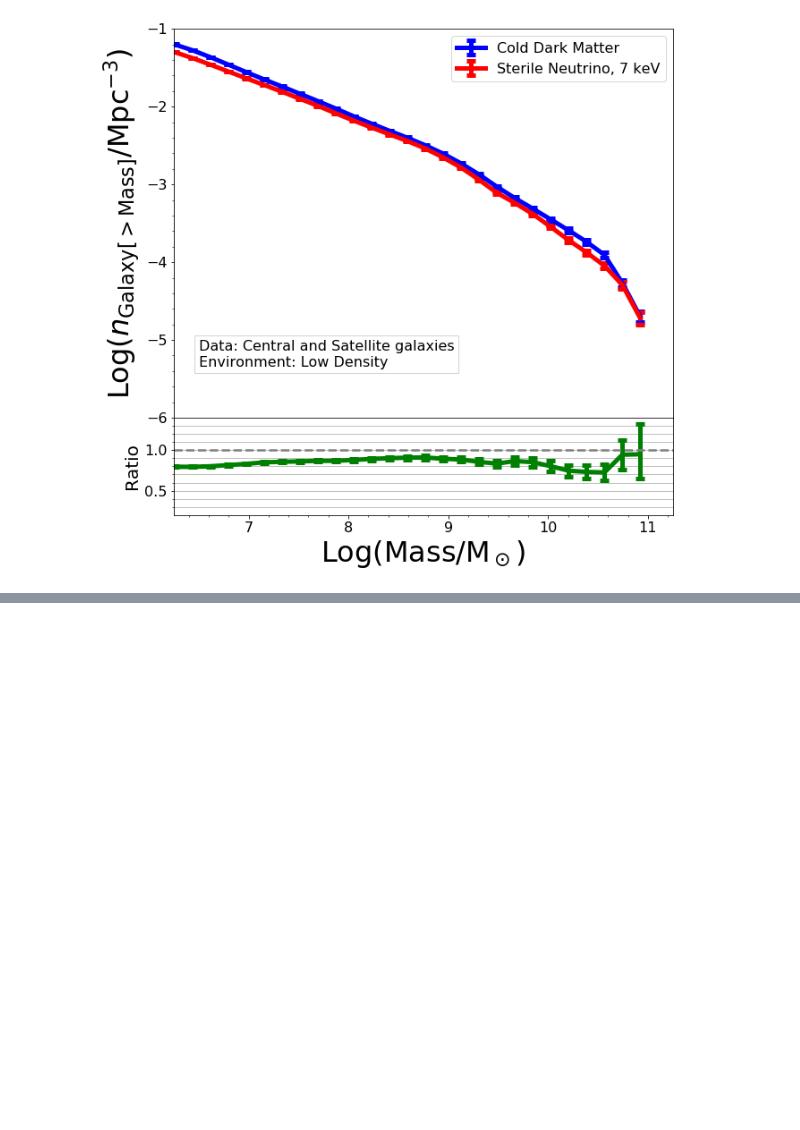
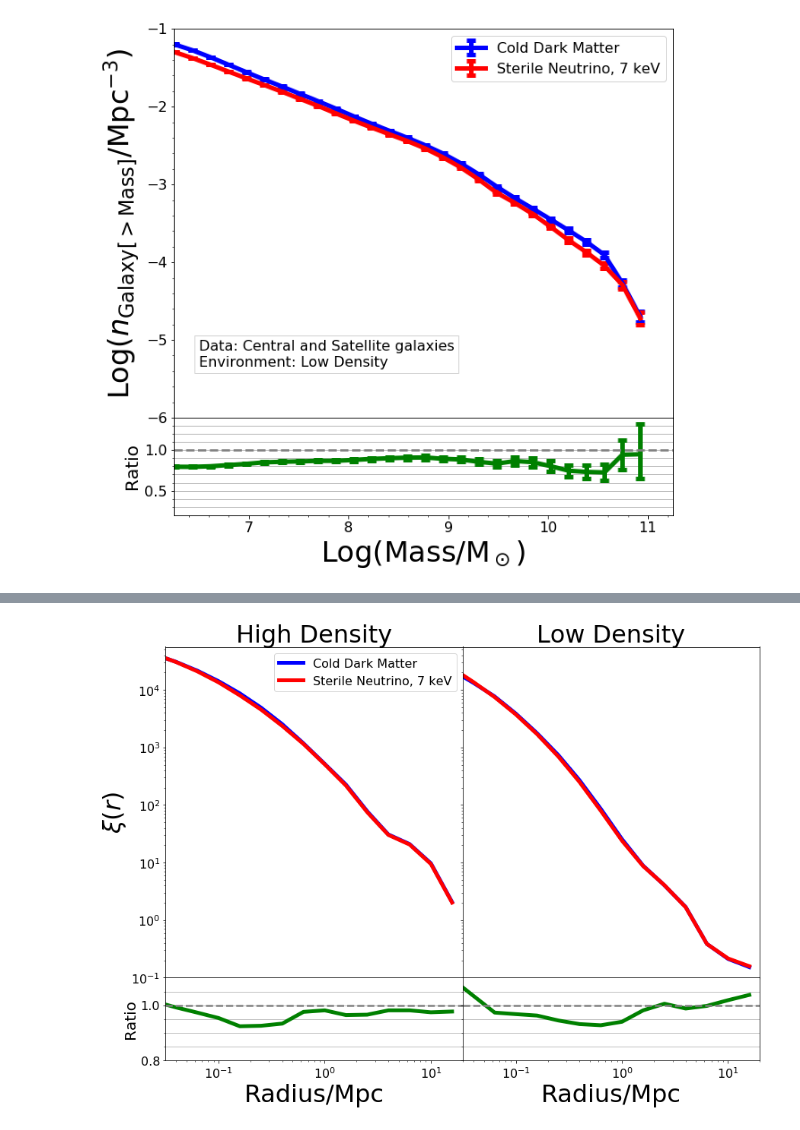
Before and after one commit to mshiferaw/WDM, a Jupyter notebook: Summer 2020/1 Environment_Galaxies_Part4.ipynb, the cells around one changed output, grey strips where cells are left out. Saved outputs shown, nothing was run; the diff lists cells and outputs as text; code cells hidden in the pictures; blank space fills up the shorter version.

```diff
--- a/Summer 2020/1 Environment_Galaxies_Part4.ipynb
+++ b/Summer 2020/1 Environment_Galaxies_Part4.ipynb
@@ -733,0 +722,58 @@ plt.show()
+# %%
+CUTE_cdm_high = np.genfromtxt("Output/corr_cdm_top_galaxy_position.txt", usecols = (0,1))
+CUTE_cdm_low = np.genfromtxt("Output/corr_cdm_low_galaxy_position.txt", usecols = (0,1))
+CUTE_wdm_high = np.genfromtxt("Output/corr_wdm_top_galaxy_position.txt", usecols = (0,1))
+CUTE_wdm_low = np.genfromtxt("Output/corr_wdm_low_galaxy_position.txt", usecols = (0,1))
+
+plt.figure(figsize=(14,10))
+grid = gridspec.GridSpec(2,2, height_ratios = [4,1])
+grid.update(hspace = 0, wspace = 0)
+grid0 = plt.subplot(grid[0])
+grid1 = plt.subplot(grid[1])
+grid2 = plt.subplot(grid[2])
+grid3 = plt.subplot(grid[3])
+
+#High density
+grid0.loglog(CUTE_cdm_high[:,0], CUTE_cdm_high[:,1], label = "Cold Dark Matter", linewidth = 5, color = "blue")
+grid0.loglog(CUTE_wdm_high[:,0], CUTE_wdm_high[:,1], label = "Sterile Neutrino, 7 keV", linewidth = 5,
+             color = "red")
+grid0.set_ylabel(r"$\xi(r)$", fontsize = 32)
+grid0.legend(fontsize = 16)
+grid0.set_title('High Density',fontsize=32)
+
+grid2.semilogx(CUTE_wdm_high[:,0], CUTE_wdm_high[:,1]/CUTE_cdm_high[:,1], linewidth = 5, color = "green")
+grid2.set_xlabel("Radius/Mpc", fontsize = 32)
+grid2.set_ylabel("Ratio", fontsize=20)
+grid2.axhline(y = 1, color = "grey", ls = "--", linewidth = 2.5)
+grid2.set_xlim(10**-1.75, 2e1)
+grid2.set_ylim(0.4, 1.4)
+
+#Low density
+grid1.loglog(CUTE_cdm_low[:,0], CUTE_cdm_low[:,1], label = "Cold Dark Matter", linewidth = 5, color = "blue")
+grid1.loglog(CUTE_wdm_low[:,0], CUTE_wdm_low[:,1], label = "Sterile Neutrino, 7 keV", linewidth = 5,
+             color = "red")
+grid1.set_xlim(10**-1.75, 2e1)
+grid1.set_title('Low Density',fontsize=32)
+
+grid3.semilogx(CUTE_wdm_low[:,0], CUTE_wdm_low[:,1]/CUTE_cdm_low[:,1], linewidth = 5, color = "green")
+grid3.set_xlabel("Radius/Mpc", fontsize = 32)
+grid3.axhline(y = 1, color = "grey", ls = "--", linewidth = 2.5)
+grid3.set_ylim(0.4, 1.4)
+
+for i in range(4):
+    plt.subplot(grid[i]).set_xlim(10**-1.5, 2e1)
+    plt.subplot(grid[i]).minorticks_on()
+    plt.subplot(grid[i]).tick_params(labelsize=16)
+
+for i in [0,1]:
+    plt.subplot(grid[i]).set_ylim(10**-1, 10**4.75)
+
+for i in [2,3]:
+    plt.subplot(grid[i]).set_ylim(0.8, 1.1)
+    plt.subplot(grid[i]).yaxis.grid(which = "both")
+
+for i in [1,3]:
+    plt.subplot(grid[i]).set_yticklabels([])
+
+plt.show()
+# %% [output]
@@ -733,0 +782 @@ plt.show()
+[figure, added]
```
Also changed, not shown: parts of 13 cells of this notebook.
